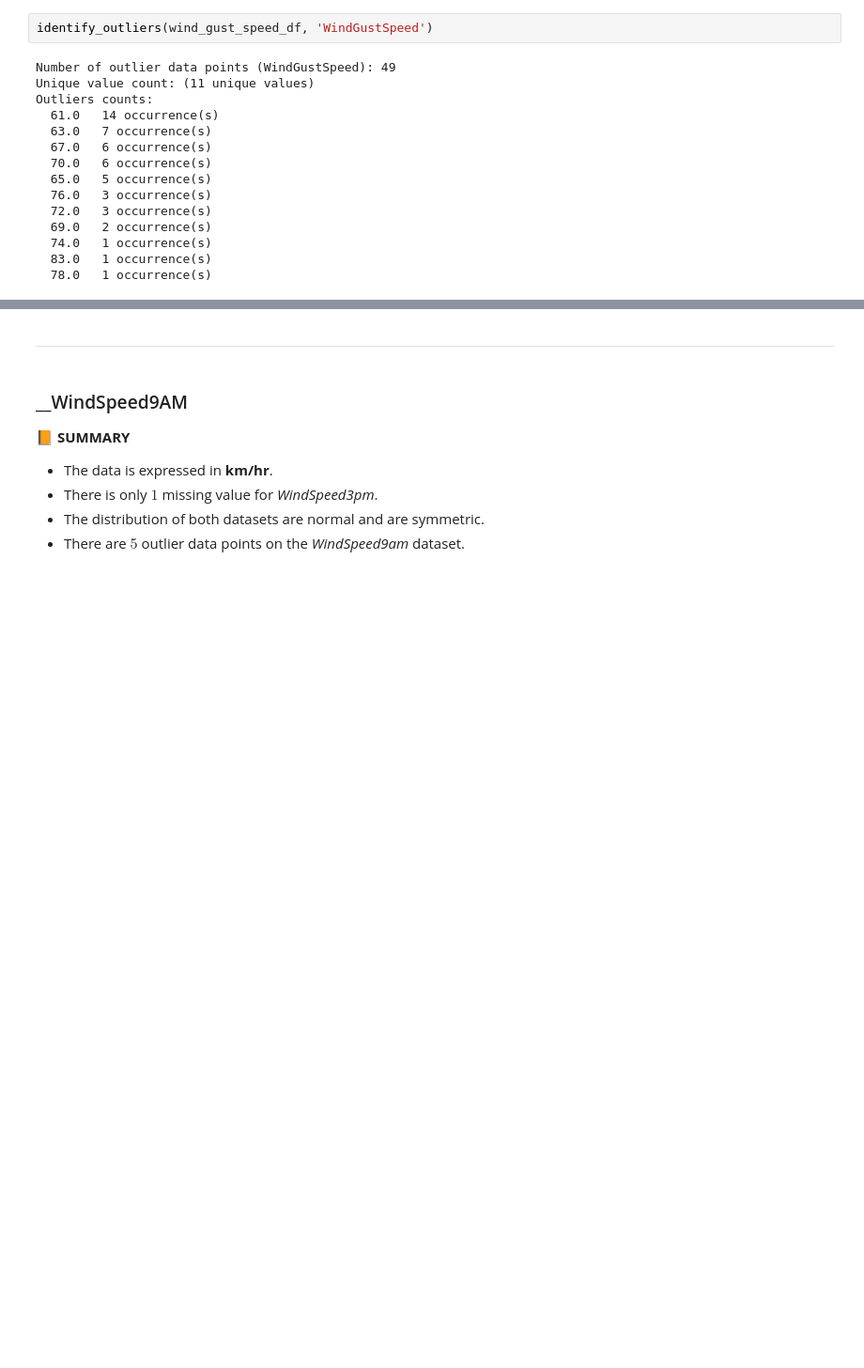
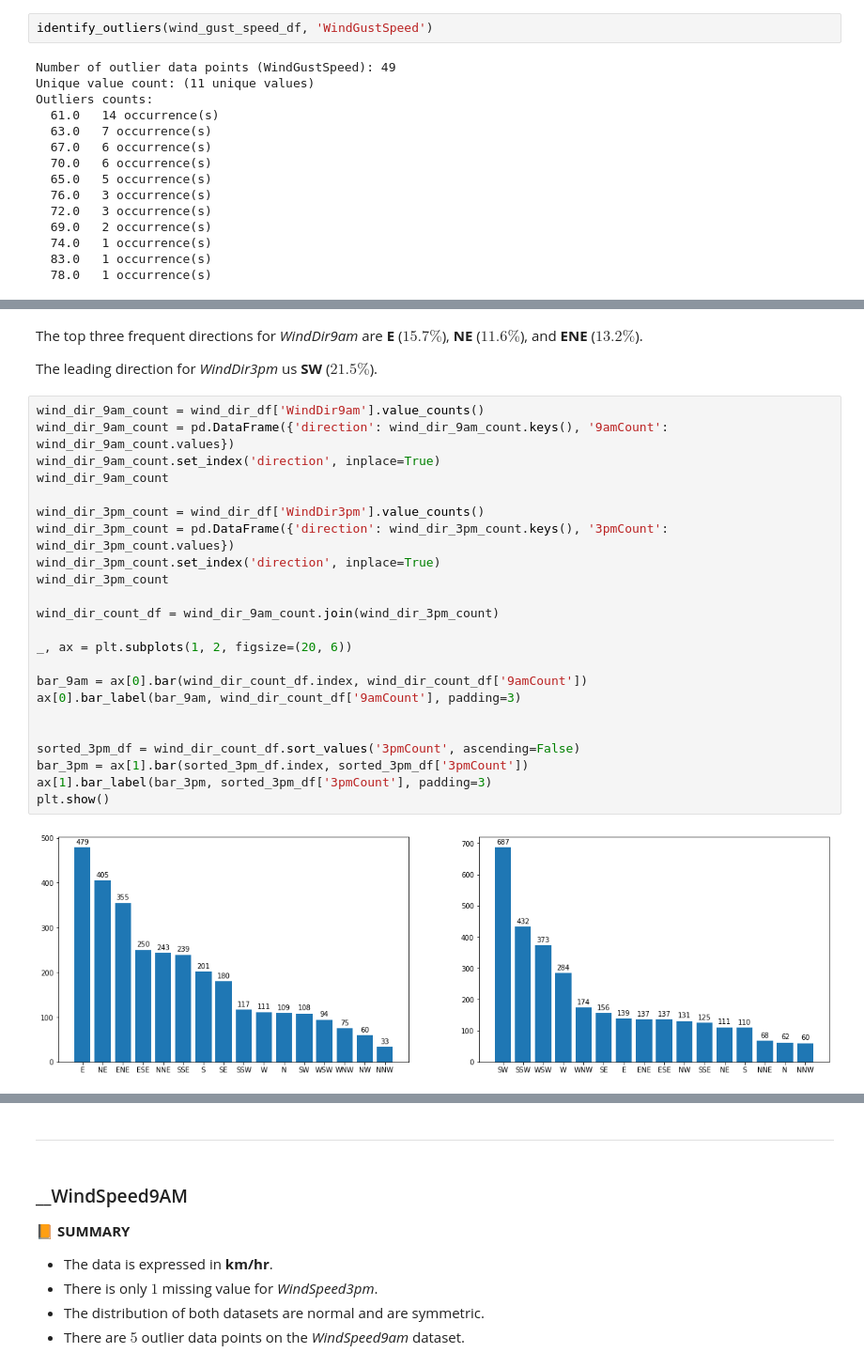
Before and after one commit to poolGolez/project-roosevelt, a Jupyter notebook: will-it-rain-in-perth.ipynb, the cells around one changed output, grey strips where cells are left out. Shown at 94% size. Saved outputs shown, nothing was run; the diff lists cells and outputs as text; blank space fills up the shorter version.

Commit message:
Fix WindDir attributes

```diff
--- a/will-it-rain-in-perth.ipynb
+++ b/will-it-rain-in-perth.ipynb
@@ -693,0 +738,29 @@ Outliers counts:
+# %% [markdown]
+The top three frequent directions for *WindDir9am* are **E** ($15.7\%$), **NE** ($11.6\%$), and **ENE** ($13.2\%$).
+
+The leading direction for *WindDir3pm* us **SW** ($21.5\%$).
+# %%
+wind_dir_9am_count = wind_dir_df['WindDir9am'].value_counts()
+wind_dir_9am_count = pd.DataFrame({'direction': wind_dir_9am_count.keys(), '9amCount': wind_dir_9am_count.values})
+wind_dir_9am_count.set_index('direction', inplace=True)
+wind_dir_9am_count
+
+wind_dir_3pm_count = wind_dir_df['WindDir3pm'].value_counts()
+wind_dir_3pm_count = pd.DataFrame({'direction': wind_dir_3pm_count.keys(), '3pmCount': wind_dir_3pm_count.values})
+wind_dir_3pm_count.set_index('direction', inplace=True)
+wind_dir_3pm_count
+
+wind_dir_count_df = wind_dir_9am_count.join(wind_dir_3pm_count)
+
+_, ax = plt.subplots(1, 2, figsize=(20, 6))
+
+bar_9am = ax[0].bar(wind_dir_count_df.index, wind_dir_count_df['9amCount'])
+ax[0].bar_label(bar_9am, wind_dir_count_df['9amCount'], padding=3)
+
+
+sorted_3pm_df = wind_dir_count_df.sort_values('3pmCount', ascending=False)
+bar_3pm = ax[1].bar(sorted_3pm_df.index, sorted_3pm_df['3pmCount'])
+ax[1].bar_label(bar_3pm, sorted_3pm_df['3pmCount'], padding=3)
+plt.show()
+# %% [output]
+[figure, added]
```
Also changed, not shown: parts of 17 cells of this notebook.
